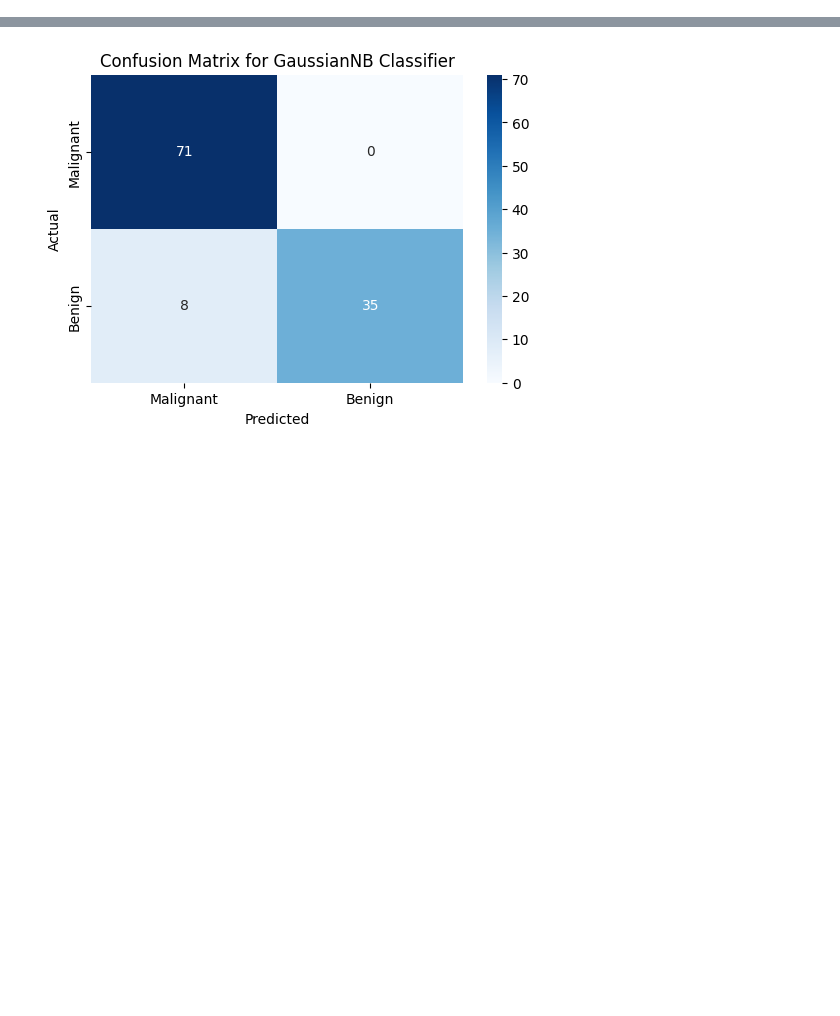
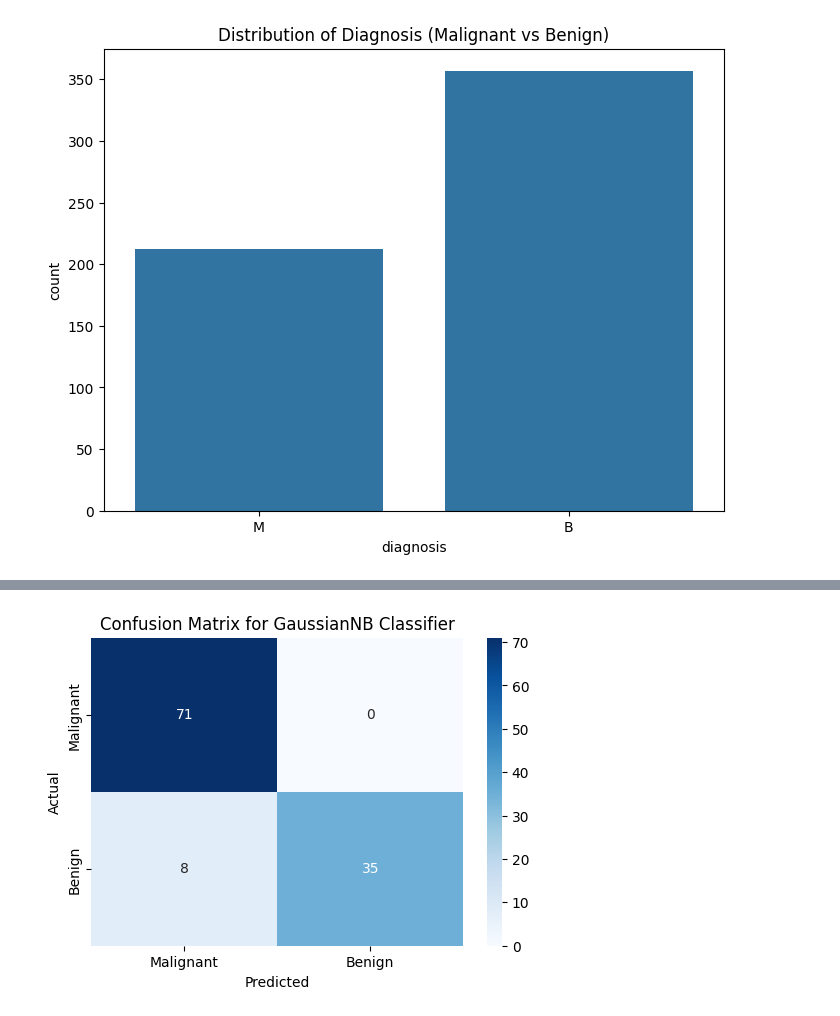
Before and after one commit to prnvpwr2612/ML-Labs, a Jupyter notebook: Self Written/Breast Cancer/Bayesian Classification.ipynb, the cells around one changed output, grey strips where cells are left out. Saved outputs shown, nothing was run; the diff lists cells and outputs as text; code cells hidden in the pictures; blank space fills up the shorter version.

```diff
--- a/Self Written/Breast Cancer/Bayesian Classification.ipynb
+++ b/Self Written/Breast Cancer/Bayesian Classification.ipynb
@@ -25,0 +22,8 @@ cancer
+# %%
+# Distribution of Target Variable
+plt.figure(figsize=(8, 6))
+sns.countplot(x='diagnosis', data=cancer)
+plt.title('Distribution of Diagnosis (Malignant vs Benign)')
+plt.show()
+# %% [output]
+[figure, added]
```
Also changed, not shown: parts of 7 cells of this notebook, 3 other files.
